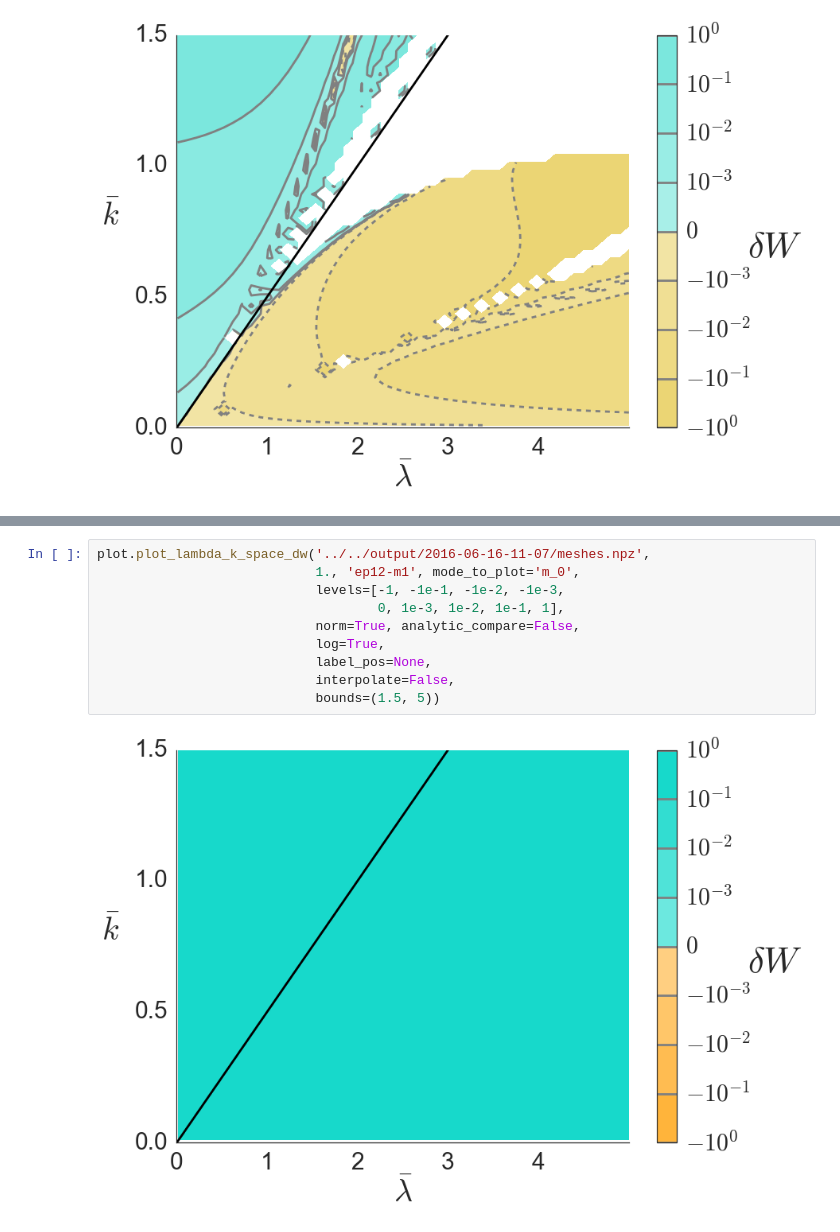
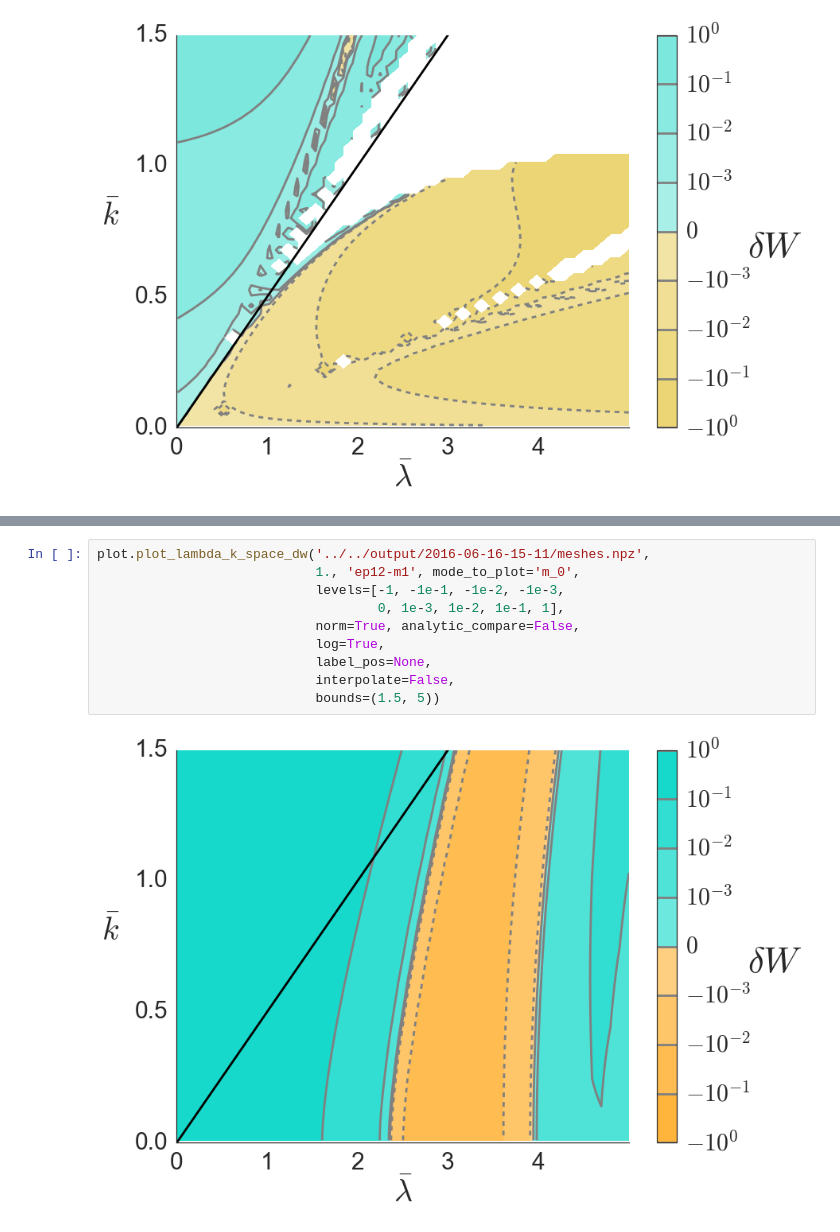
Before and after one commit to jensv/fluxtubestability, a Jupyter notebook: ipython_notebooks/dW_of_2016-06-16_diffuse_core_skin.ipynb, the cells around one changed output, grey strips where cells are left out. Cells and saved outputs as stored; diff of their text form.

```diff
--- a/ipython_notebooks/dW_of_2016-06-16_diffuse_core_skin.ipynb
+++ b/ipython_notebooks/dW_of_2016-06-16_diffuse_core_skin.ipynb
@@ -49,12 +77,12 @@ plot.plot_lambda_k_space_dw('../../output/2016-06-16-15-15/meshes.npz',
 # %%
-plot.plot_lambda_k_space_dw('../../output/2016-06-16-11-07/meshes.npz',
+plot.plot_lambda_k_space_dw('../../output/2016-06-16-15-11/meshes.npz',
                             1., 'ep12-m1', mode_to_plot='m_0',
                             levels=[-1, -1e-1, -1e-2, -1e-3,
                                     0, 1e-3, 1e-2, 1e-1, 1],
                             norm=True, analytic_compare=False,
                             log=True,
                             label_pos=None,
                             interpolate=False,
                             bounds=(1.5, 5))
 # %% [output]
-[figure, old version]
+[figure, new version]
```
Also changed, not shown: parts of 13 cells of this notebook, 13 other files.
